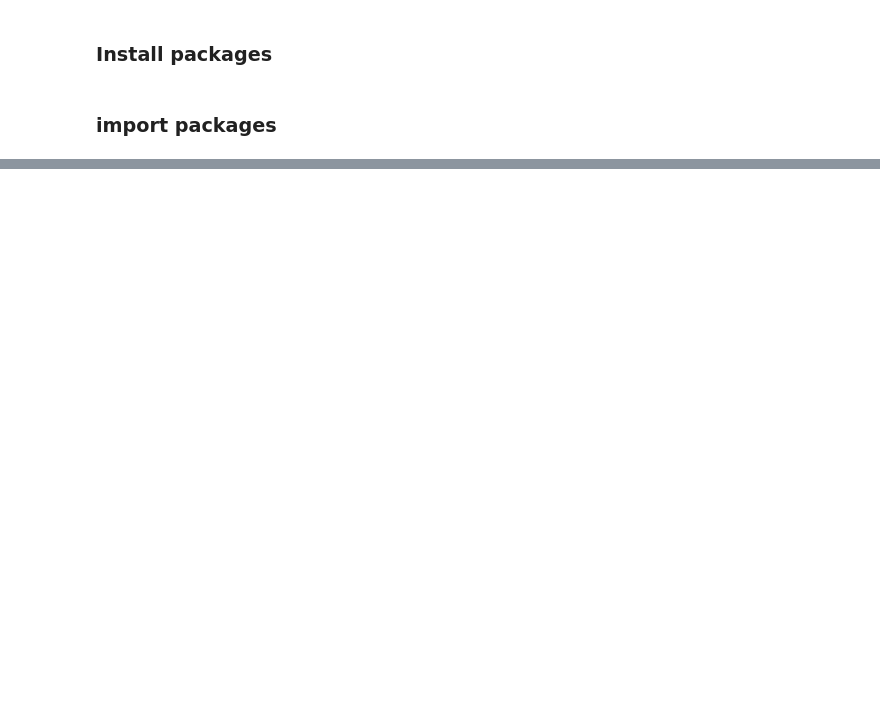
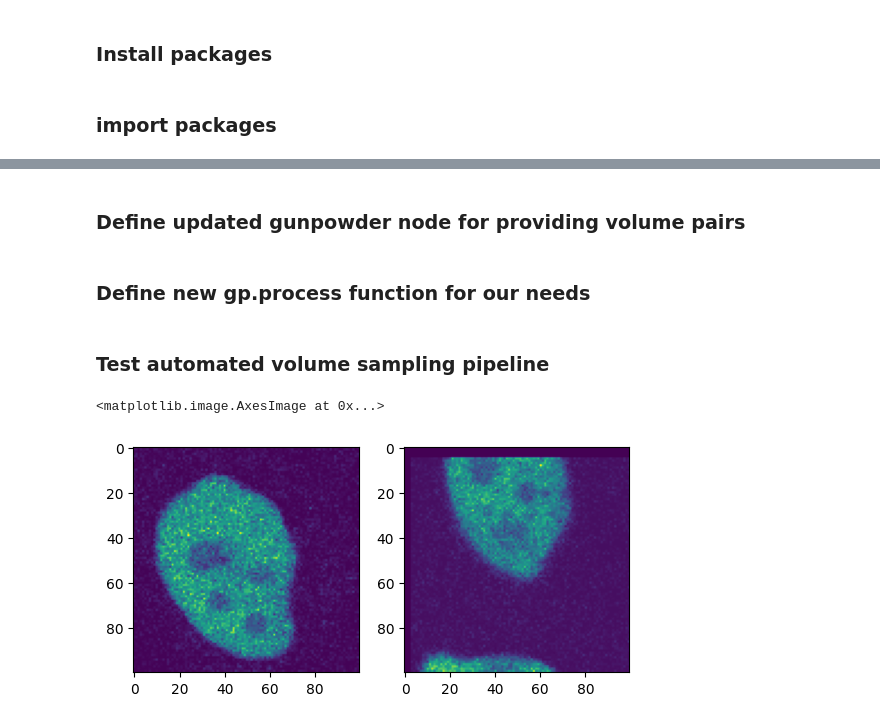
Before and after one commit to KlausYserentant/DLMBL_celltracking, a Jupyter notebook: dataloader.ipynb, the cells around one changed output, grey strips where cells are left out. Drawn from its saved outputs; the diff is of its cells as text; code cells hidden in the pictures; blank space fills up the shorter version.

```diff
--- a/dataloader.ipynb
+++ b/dataloader.ipynb
@@ -73,0 +168,12 @@ NameError: name 'datasets' is not defined
+# %% [markdown]
+### Define updated gunpowder node for providing volume pairs
+# %%
+### final data format
+# Provide one list of paired and separate list of unpaired batches
+# batch[raw].data # vol1
+# batch[raw_shift].data # vol2
+
+paired = False
+sampler(tracks,graph,paired)
+# %% [markdown]
+### Define new gp.process function for our needs
@@ -73,0 +265,48 @@ NameError: name 'datasets' is not defined
+# %% [markdown]
+### Test automated volume sampling pipeline
+# %%
+# specify subvolume size and volume source
+volSize = (1,5,100, 100)
+coord = (0,0,0,0)
+
+raw = gp.ArrayKey('raw')
+raw_shift = gp.ArrayKey('raw_shift')
+
+# create "pipeline" consisting only of a data source
+source = (gp.ZarrSource(
+    zarrdir,  # the zarr container
+    {raw_shift: 'raw', raw: 'raw'},  # which dataset to associate to the array key
+    {raw_shift: gp.ArraySpec(voxel_size=(1,1,1,1), interpolatable=True), raw:gp.ArraySpec(voxel_size=(1,1,1,1), interpolatable=True)}  # meta-information
+    )+
+    gp.Pad(raw_shift, None) +
+    gp.Pad(raw, None))
+
+pipeline = source + getPaired(raw,raw_shift,tracks,paired=False)
+
+
+# specify request
+request = gp.BatchRequest()
+request[raw] = gp.Roi(coord, volSize)
+request[raw_shift] = gp.Roi(coord, volSize)
+
+gp.ArraySpec()
+# build the pipeline...
+with gp.build(pipeline):
+
+  # ...and request a batch
+  batch = pipeline.request_batch(request)
+
+# show the content of the batch
+#print(f"batch returned: {batch}")
+
+# plot first slice of volume
+fig, axs = plt.subplots(1,2)
+axs[0].imshow(np.flipud(batch[raw].data[0,0,:,:]))
+axs[1].imshow(np.flipud(batch[raw_shift].data[0,0,:,:]))
+
+# load volume into napari
+# viewer = napari.Viewer()
+# viewer.add_image(batch[raw].data, name="volume 1");
+# %% [output]
+<matplotlib.image.AxesImage at 0x...>
+[figure, added]
```
Also changed, not shown: parts of 14 cells of this notebook.
